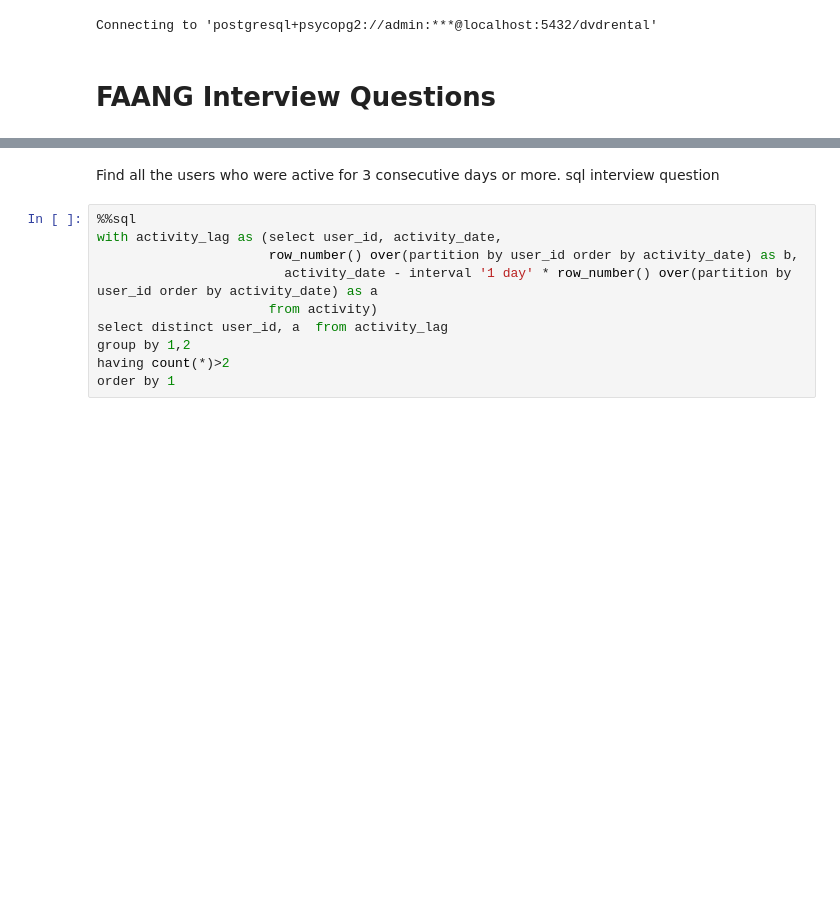
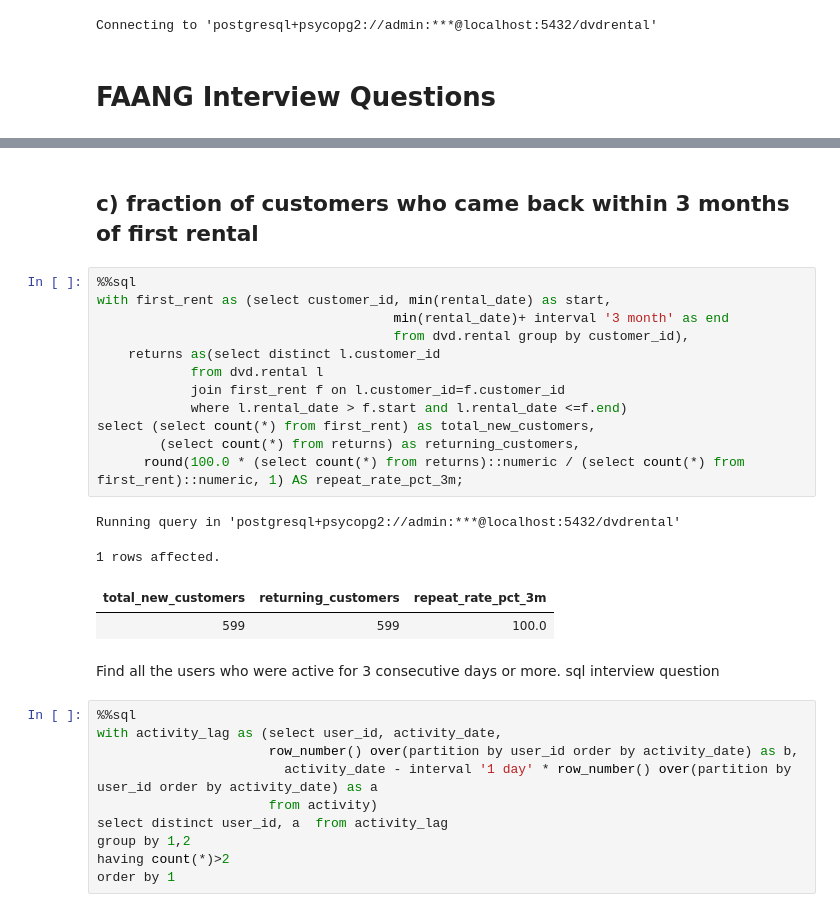
Before and after one commit to lohraspco/data-science, a Jupyter notebook: SQL/sql_codes.ipynb, the cells around one changed output, grey strips where cells are left out. Saved outputs shown, nothing was run; the diff lists cells and outputs as text; blank space fills up the shorter version.

```diff
--- a/SQL/sql_codes.ipynb
+++ b/SQL/sql_codes.ipynb
@@ -125,3 +110,22 @@ Truncated to displaylimit of 10.
+# %% [markdown]
+## c) fraction of customers who came back within 3 months of first rental
+# %%
+%%sql
+with first_rent as (select customer_id, min(rental_date) as start,
+                                      min(rental_date)+ interval '3 month' as end
+                                      from dvd.rental group by customer_id),
+    returns as(select distinct l.customer_id
+            from dvd.rental l
+            join first_rent f on l.customer_id=f.customer_id
+            where l.rental_date > f.start and l.rental_date <=f.end)
+select (select count(*) from first_rent) as total_new_customers,
+        (select count(*) from returns) as returning_customers,
+      round(100.0 * (select count(*) from returns)::numeric / (select count(*) from first_rent)::numeric, 1) AS repeat_rate_pct_3m;
+# %% [output]
+Running query in 'postgresql+psycopg2://admin:***@localhost:5432/dvdrental'
+1 rows affected.
+| total_new_customers | returning_customers | repeat_rate_pct_3m |
+| 599 | 599 | 100.0 |
 # %% [markdown]
 Find all the users who were active for 3 consecutive days or more. sql interview question
 # %%
```
Also changed, not shown: parts of 7 cells of this notebook.
